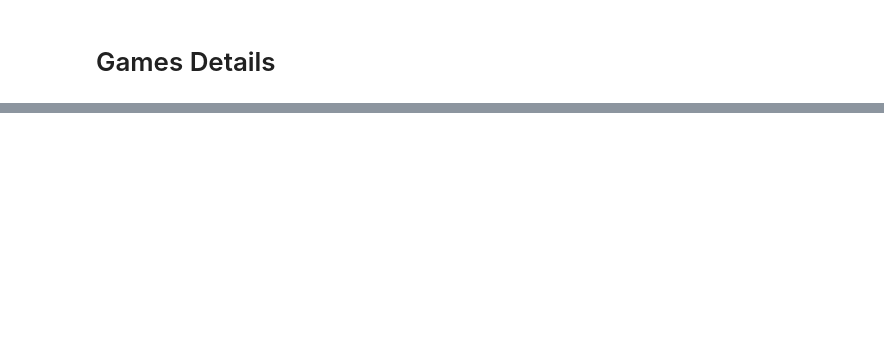
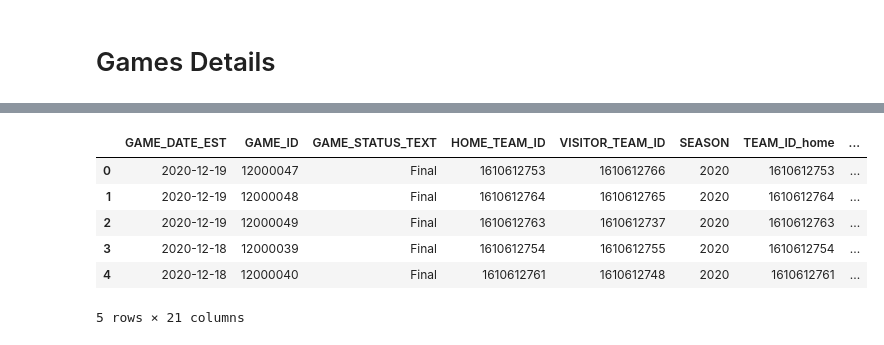
Before and after one commit to olivedisaster/final-project, a Jupyter notebook: write_data_BMW.ipynb, the cells around one changed output, grey strips where cells are left out. Cells and saved outputs as stored; diff of their text form; code cells hidden in the pictures; blank space fills up the shorter version.

```diff
--- a/write_data_BMW.ipynb
+++ b/write_data_BMW.ipynb
@@ -121,0 +187,3 @@ ranking_df.head()
+# %%
+games = pd.read_csv('Data/games.csv')
+print(games.head())
@@ -121,0 +285,12 @@ ranking_df.head()
+# %%
+games['SEASON'] = games['SEASON'].astype(str)
+# %%
+games.head()
+# %% [output]
+|  | GAME_DATE_EST | GAME_ID | GAME_STATUS_TEXT | HOME_TEAM_ID | VISITOR_TEAM_ID | SEASON | TEAM_ID_home | ... |
+| 0 | 2020-12-19 | 12000047 | Final | 1610612753 | 1610612766 | 2020 | 1610612753 | ... |
+| 1 | 2020-12-19 | 12000048 | Final | 1610612764 | 1610612765 | 2020 | 1610612764 | ... |
+| 2 | 2020-12-19 | 12000049 | Final | 1610612763 | 1610612737 | 2020 | 1610612763 | ... |
+| 3 | 2020-12-18 | 12000039 | Final | 1610612754 | 1610612755 | 2020 | 1610612754 | ... |
+| 4 | 2020-12-18 | 12000040 | Final | 1610612761 | 1610612748 | 2020 | 1610612761 | ... |
+5 rows × 21 columns
```
Also changed, not shown: parts of 26 cells of this notebook.
